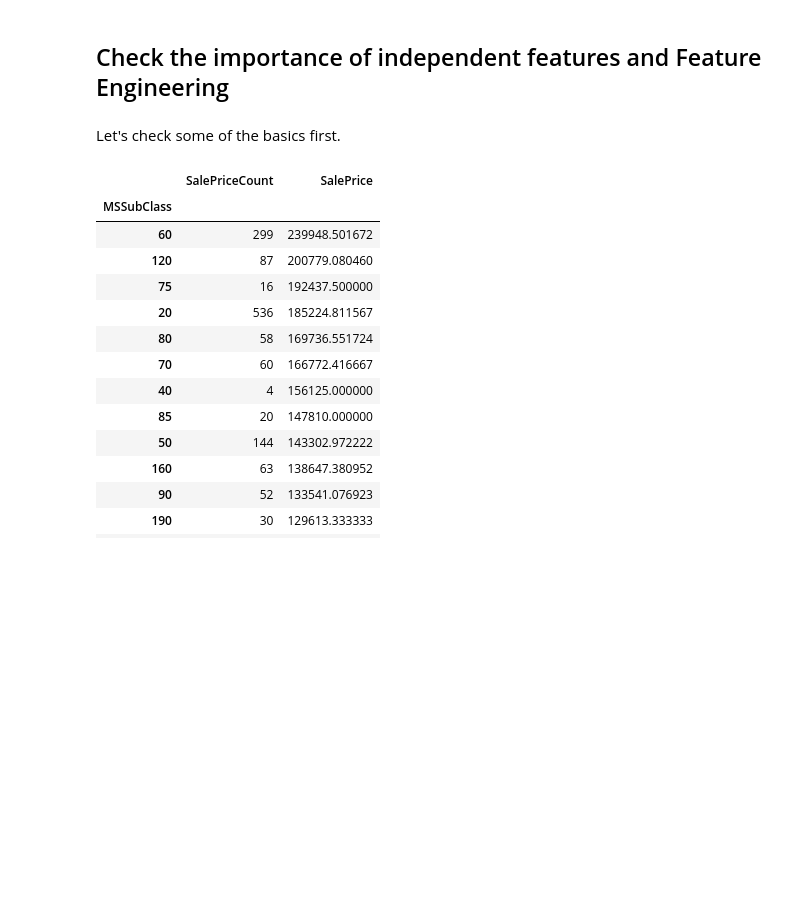
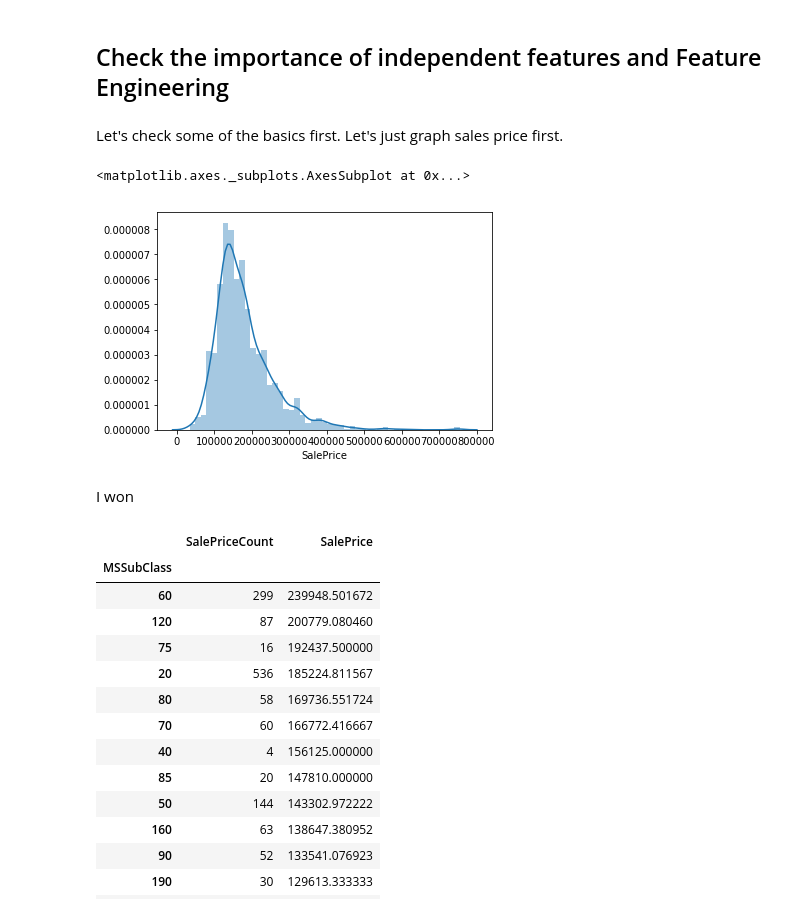
Before and after one commit to D-H/MachineLearningNotes, a Jupyter notebook: Exercises_Kaggle/HousePrices/HousePrices_Submission.ipynb, the cells around one changed output. Drawn from its saved outputs; the diff is of its cells as text; code cells hidden in the pictures; blank space fills up the shorter version.

```diff
--- a/Exercises_Kaggle/HousePrices/HousePrices_Submission.ipynb
+++ b/Exercises_Kaggle/HousePrices/HousePrices_Submission.ipynb
@@ -390,7 +469,14 @@ Sweet there are no longer any NA values in my dataframe.
 # %% [markdown]
 ## Check the importance of independent features and Feature Engineering
 # %% [markdown]
-Let's check some of the basics first.
+Let's check some of the basics first. Let's just graph sales price first.
+# %%
+sns.distplot(datasets[0]["SalePrice"])
+# %% [output]
+<matplotlib.axes._subplots.AxesSubplot at 0x...>
+[figure, added]
+# %% [markdown]
+I won
 # %%
 grouped_mean = datasets[0][["SalePrice", "MSSubClass"]].groupby("MSSubClass").mean()
 grouped_count = datasets[0][["SalePrice", "MSSubClass"]].groupby("MSSubClass").count()
```
Also changed, not shown: parts of 9 cells of this notebook, 2 other files.
